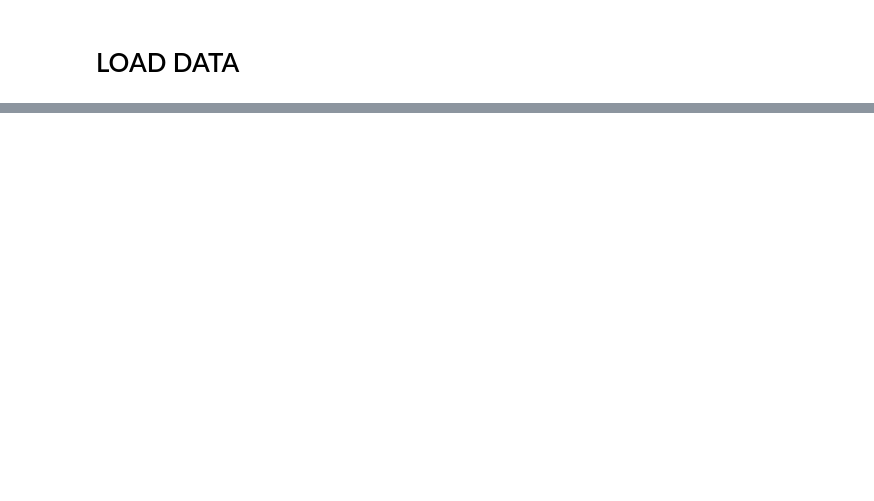
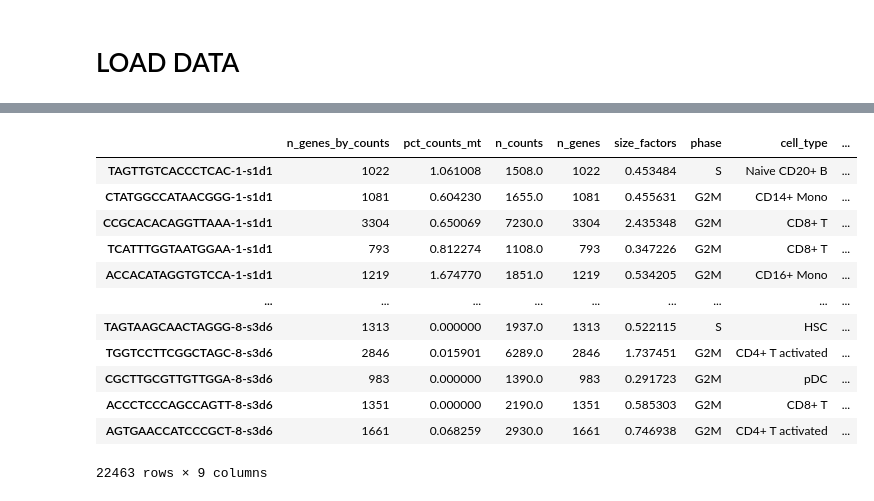
Before and after one commit to vmallela0/neurips-mia-2021, a Jupyter notebook: src/transformer-sc.ipynb, the cells around one changed output, grey strips where cells are left out. Saved outputs shown, nothing was run; the diff lists cells and outputs as text; code cells hidden in the pictures; blank space fills up the shorter version.

```diff
--- a/src/transformer-sc.ipynb
+++ b/src/transformer-sc.ipynb
@@ -30,0 +69,16 @@ adata_atac = ad.read_h5ad(path + "multiome_atac_processed_training.h5ad")
+# %%
+adata_gex.obs
+# %% [output]
+|  | n_genes_by_counts | pct_counts_mt | n_counts | n_genes | size_factors | phase | cell_type | ... |
+| TAGTTGTCACCCTCAC-1-s1d1 | 1022 | 1.061008 | 1508.0 | 1022 | 0.453484 | S | Naive CD20+ B | ... |
+| CTATGGCCATAACGGG-1-s1d1 | 1081 | 0.604230 | 1655.0 | 1081 | 0.455631 | G2M | CD14+ Mono | ... |
+| CCGCACACAGGTTAAA-1-s1d1 | 3304 | 0.650069 | 7230.0 | 3304 | 2.435348 | G2M | CD8+ T | ... |
+| TCATTTGGTAATGGAA-1-s1d1 | 793 | 0.812274 | 1108.0 | 793 | 0.347226 | G2M | CD8+ T | ... |
+| ACCACATAGGTGTCCA-1-s1d1 | 1219 | 1.674770 | 1851.0 | 1219 | 0.534205 | G2M | CD16+ Mono | ... |
+| ... | ... | ... | ... | ... | ... | ... | ... | ... |
+| TAGTAAGCAACTAGGG-8-s3d6 | 1313 | 0.000000 | 1937.0 | 1313 | 0.522115 | S | HSC | ... |
+| TGGTCCTTCGGCTAGC-8-s3d6 | 2846 | 0.015901 | 6289.0 | 2846 | 1.737451 | G2M | CD4+ T activated | ... |
+| CGCTTGCGTTGTTGGA-8-s3d6 | 983 | 0.000000 | 1390.0 | 983 | 0.291723 | G2M | pDC | ... |
+| ACCCTCCCAGCCAGTT-8-s3d6 | 1351 | 0.000000 | 2190.0 | 1351 | 0.585303 | G2M | CD8+ T | ... |
+| AGTGAACCATCCCGCT-8-s3d6 | 1661 | 0.068259 | 2930.0 | 1661 | 0.746938 | G2M | CD4+ T activated | ... |
+22463 rows × 9 columns
```
Also changed, not shown: parts of 18 cells of this notebook.
